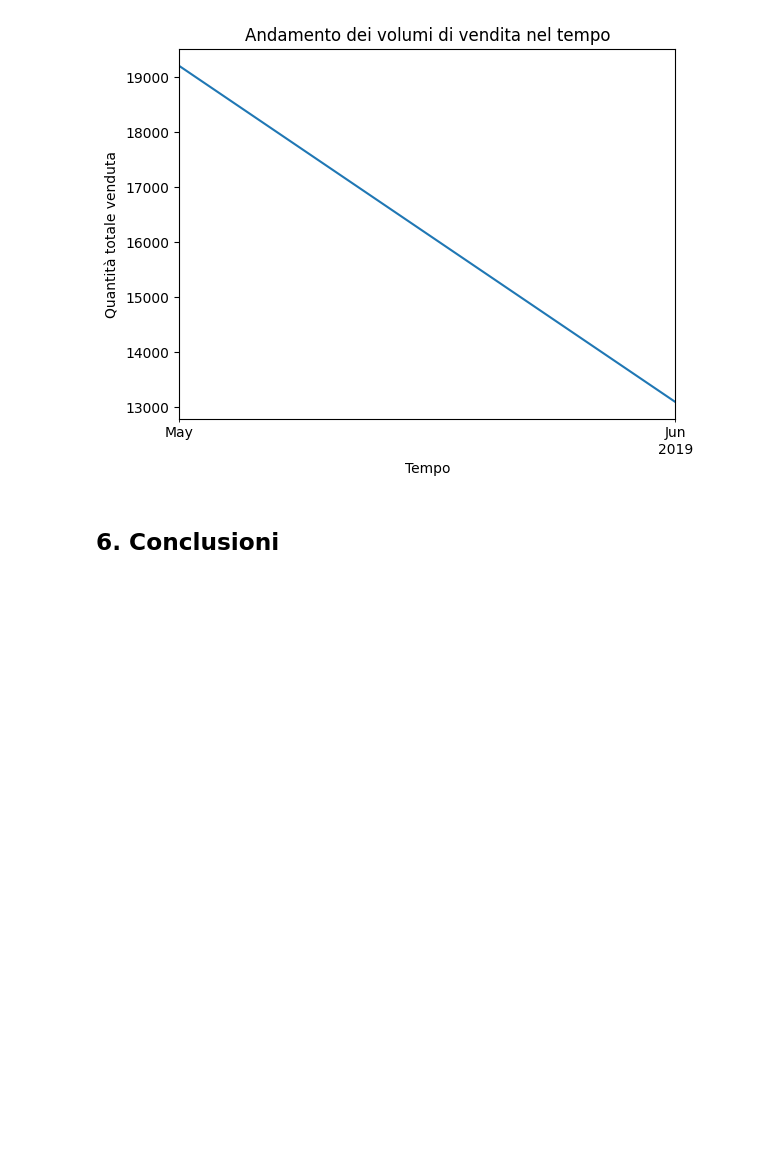
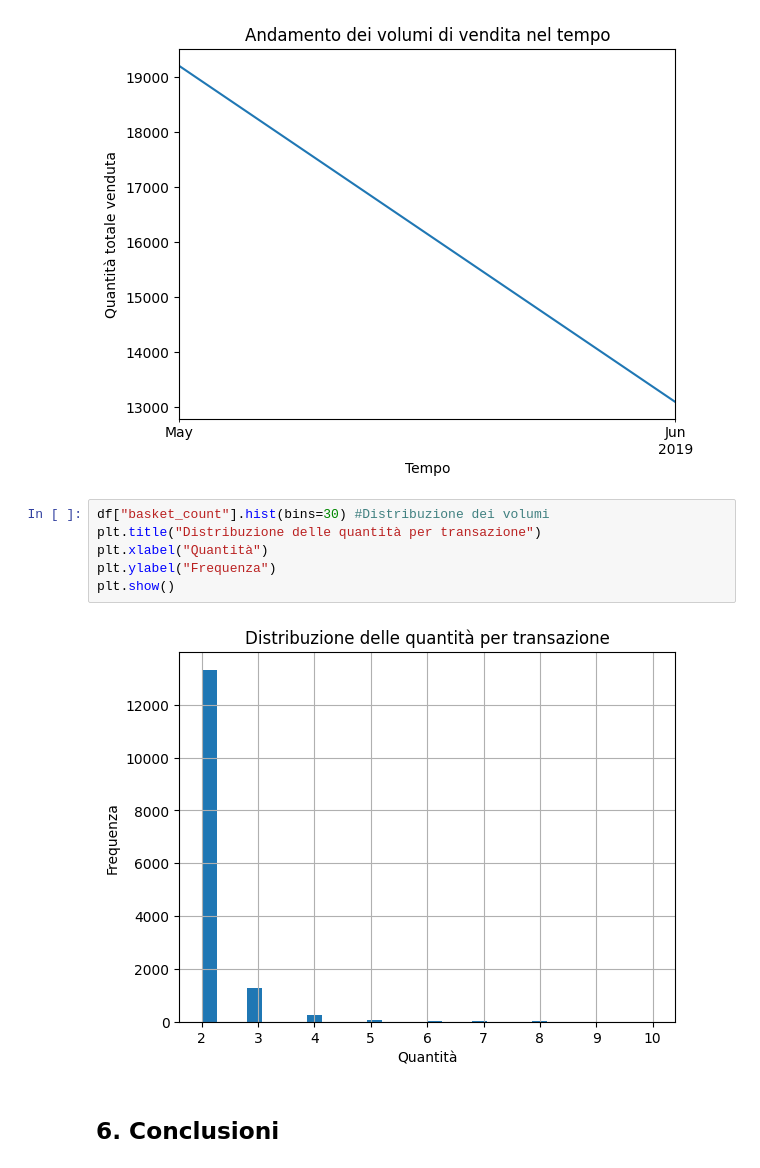
Before and after one commit to EricaRoviello/sales-data-analysis, a Jupyter notebook: analysis.ipynb, the cells around one changed output. Saved outputs shown, nothing was run; the diff lists cells and outputs as text; blank space fills up the shorter version.

```diff
--- a/analysis.ipynb
+++ b/analysis.ipynb
@@ -193,5 +193,13 @@ plt.ylabel("Quantità totale venduta")
 plt.show()
 # %% [output]
 [figure]
+# %%
+df["basket_count"].hist(bins=30) #Distribuzione dei volumi
+plt.title("Distribuzione delle quantità per transazione")
+plt.xlabel("Quantità")
+plt.ylabel("Frequenza")
+plt.show()
+# %% [output]
+[figure, added]
 # %% [markdown]
 ## 6. Conclusioni
```
Also changed, not shown: parts of 2 cells of this notebook.
